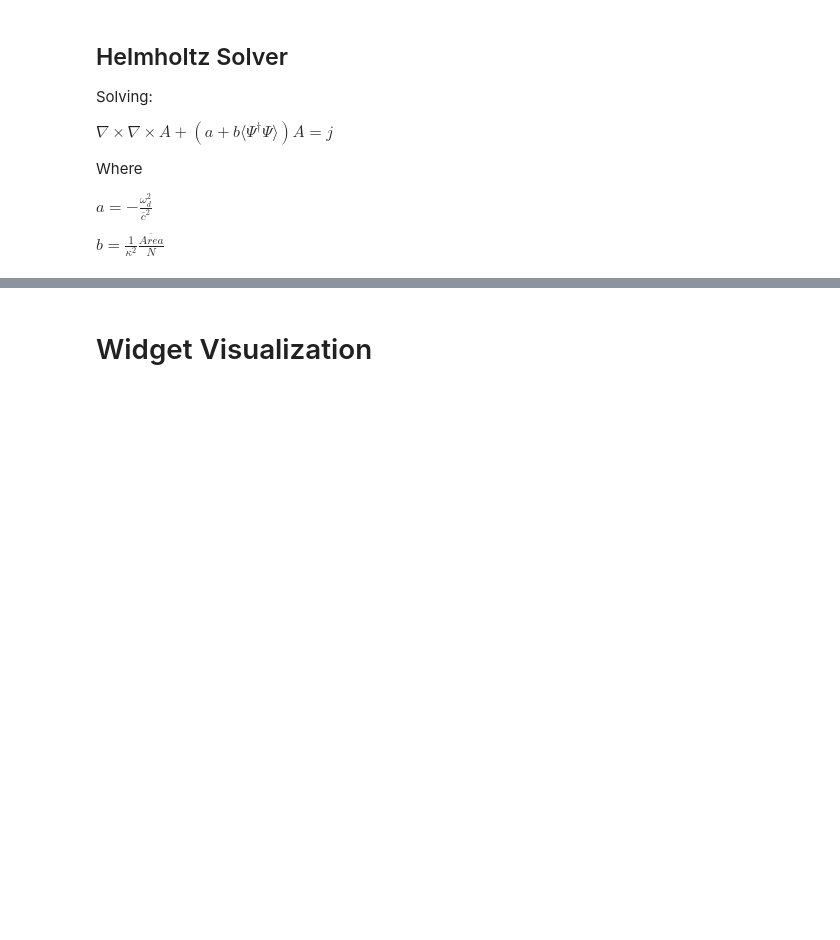
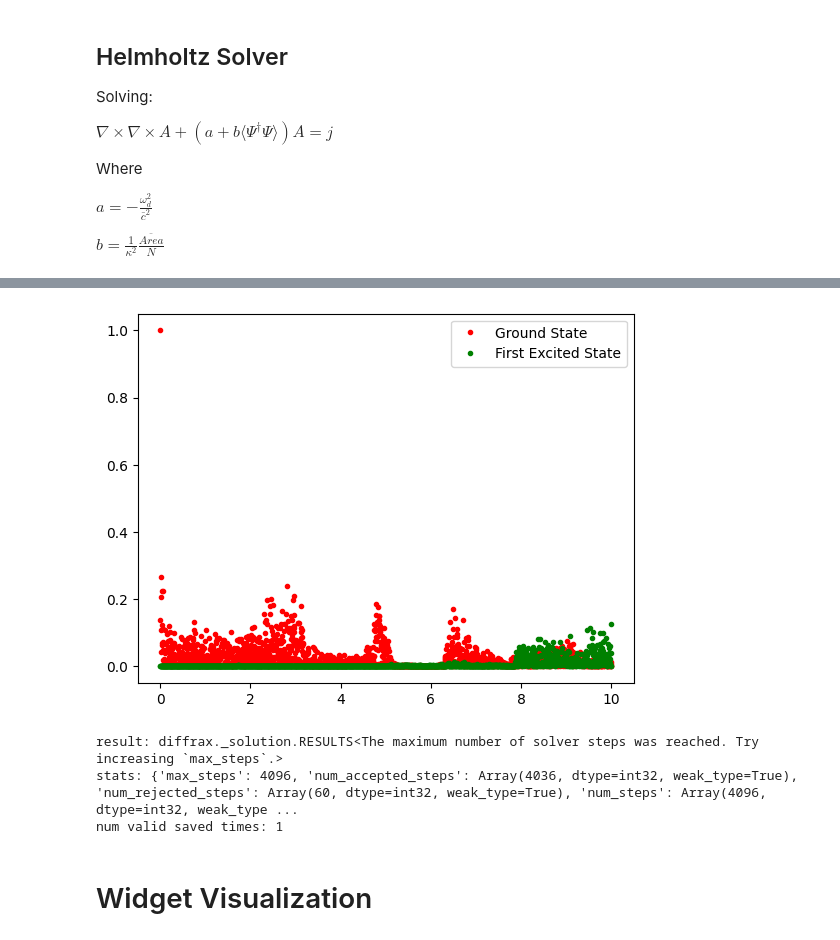
Before and after one commit to vcaipu/cqednumerics, a Jupyter notebook: RabiLondon/2DMaxwells.ipynb, the cells around one changed output, grey strips where cells are left out. Saved outputs shown, nothing was run; the diff lists cells and outputs as text; code cells hidden in the pictures; blank space fills up the shorter version.

Commit message:
broken rabi oscillations

```diff
--- a/RabiLondon/2DMaxwells.ipynb
+++ b/RabiLondon/2DMaxwells.ipynb
@@ -235,7 +237,7 @@ phi_theta_int, _ = cg(A_int, v_theta)
 
 
 # Returns a functions of time
-def compute_epsilon(femsystem, basis_edge, A_sol, u1,u2,phi_theta_int,omega_d):
+def get_epsilon_func(femsystem, basis_edge, A_sol, u1,u2,phi_theta_int,omega_d):
     laplacian_term, first_cross_term, second_cross_term, a2_term = epsilon_four_terms(femsystem, basis_edge, A_sol, u_left, u_right)
 
     # Compute the u_ext integral
@@ -255,5 +257,6 @@ def compute_U(u1,u2,u3,u4,area,N):
     right_func = u3 * u4
     return area / N * femsystem.double_integral_cg(lambda u1,a,u2,c,d: u1, lambda u1,b,u2,c,d: u2, A_int, P_int, left_func, right_func)
 
-compute_epsilon(femsystem, basis_edge, A_sol, u_left, u_right)
+omega_d = 0.935
+get_epsilon_func(femsystem, basis_edge, A_sol, u_left, u_right,phi_theta_int,omega_d)
 # %% [output]
@@ -349,0 +484,25 @@ def right_lowering_operator(n, N):
+# %%
+# Rabi Oscillations plot
+
+ground = []
+excited = []
+
+#normalize ground and excited state coeffs
+ground_state_coeffs /= jnp.linalg.norm(ground_state_coeffs)
+first_excited_coeffs /= jnp.linalg.norm(first_excited_coeffs)
+
+for i in range(len(output)):
+    psi = output[i]
+    #normalize
+    psi /= jnp.linalg.norm(psi)
+    p_g = jnp.abs(jnp.vdot(ground_state_coeffs, psi))**2
+    p_e = jnp.abs(jnp.vdot(first_excited_coeffs, psi))**2
+    ground.append(p_g)
+    excited.append(p_e)
+
+plt.plot(t_grid,ground,".",color="red",label="Ground State")
+plt.plot(t_grid,excited,".",color="green",label="First Excited State")
+plt.legend()
+plt.show()
+# %% [output]
+[figure, added]
@@ -350,3 +535,17 @@ def right_lowering_operator(n, N):
+# %%
+print("result:", solution.result)
+print("stats:", solution.stats)
+print("num saved:", solution.ys.shape[0])   # coefficients at each accepted step
+C_t = solution.ys   # shape: (len(ts_req), n_coeffs)
+T_t = solution.ts
+valid = jnp.all(jnp.isfinite(C_t), axis=1)
+T_valid = T_t[valid]
+C_valid = C_t[valid]
+print("num valid saved times:", int(valid.sum()))
+# %% [output]
+result: diffrax._solution.RESULTS<The maximum number of solver steps was reached. Try increasing `max_steps`.>
+stats: {'max_steps': 4096, 'num_accepted_steps': Array(4036, dtype=int32, weak_type=True), 'num_rejected_steps': Array(60, dtype=int32, weak_type=True), 'num_steps': Array(4096, dtype=int32, weak_type ...
+num valid saved times: 1
 # %%
 {'nabla_dot_nabla': Array([[-0.06611797,  0.00455319],
         [ 0.00455319, -0.06633193]], dtype=float32),
```
Also changed, not shown: parts of 9 cells of this notebook.
